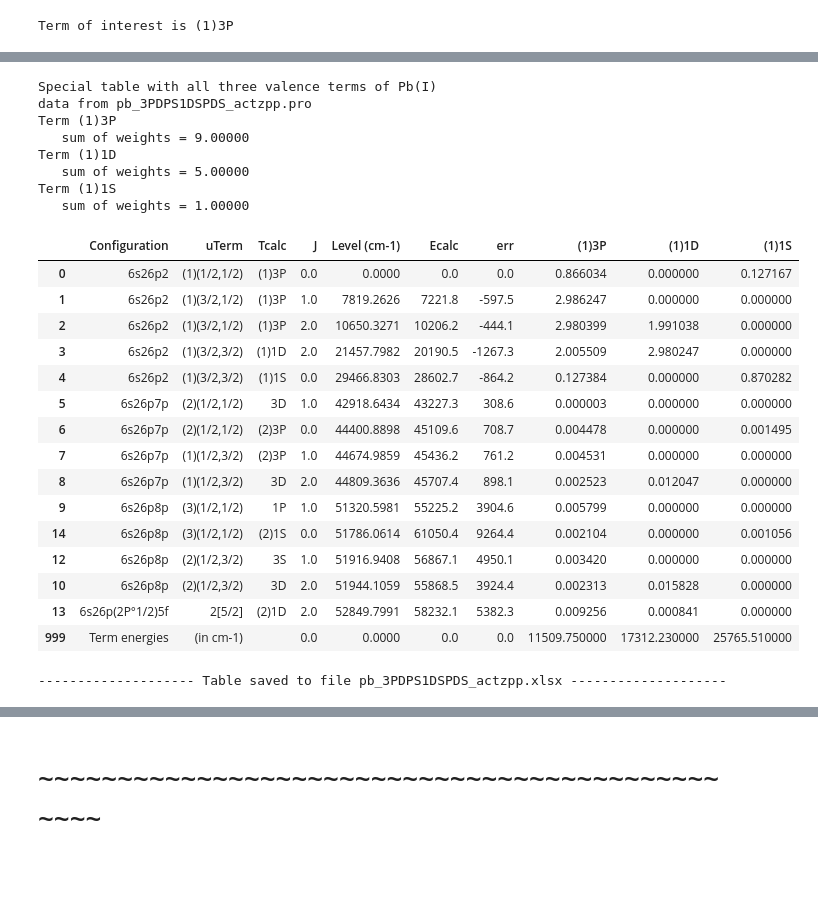
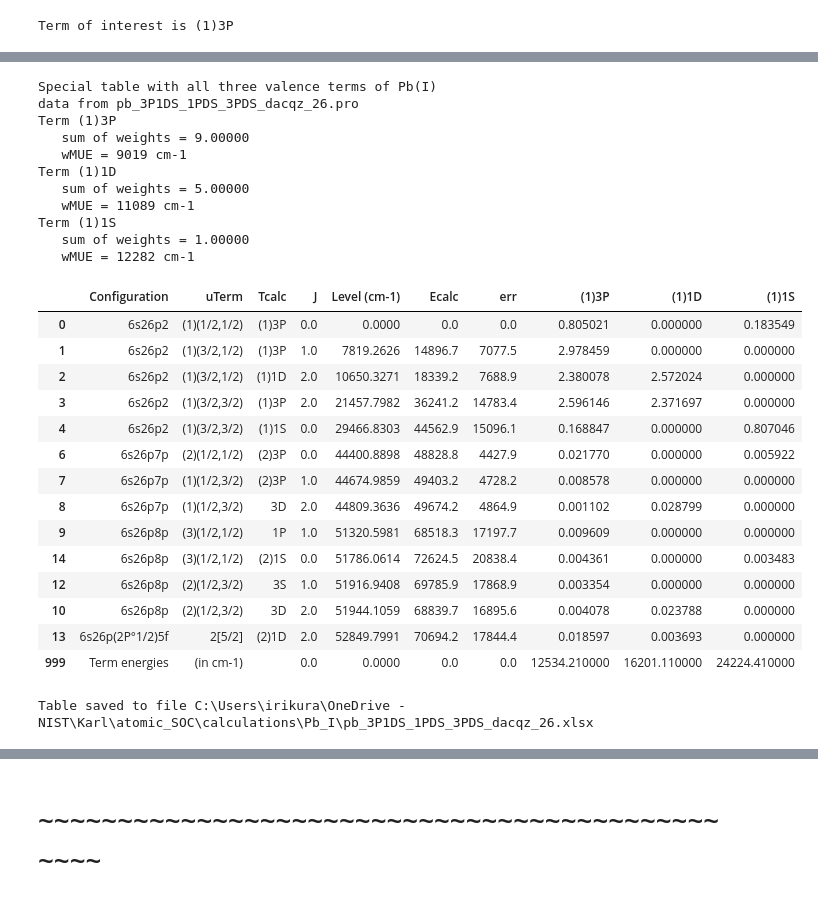
Before and after one commit to kkinist/atomic_SOC, a Jupyter notebook: atomic_soc9.ipynb, the cells around one changed output, grey strips where cells are left out. Drawn from its saved outputs; the diff is of its cells as text; code cells hidden in the pictures; blank space fills up the shorter version.

Commit message:
Update atomic_soc9.ipynb
Add clear printing of wMUE, compatibility updates.

```diff
--- a/atomic_soc9.ipynb
+++ b/atomic_soc9.ipynb
@@ -27,7 +27,7 @@ np.set_printoptions(suppress=True)
 fmt = {'Eshift': '{:.1f}', 'degen': '{:d}'}
 for col in ['J', 'Ecalc', 'E_dif', 'Erel', 'Eshift', 'err', 'Eterm', 'cm-1', 'S',
            'wmean', 'wstds', 'uwmean', 'uwstds', 'change', 'rwmse', 'Erel_spread',
-           'Edav_range_cm']:
+           'Edav_range_cm', 'Lead_wt']:
     fmt[col] =  fmt['Eshift']
 for col in ['dif', 'Theory', 'ecm', 'SOC', 'RMSE']:
     fmt[col] = '{:.2f}'
@@ -36,7 +36,7 @@ fmt['weight'] = '{:.6f}'
 ### Specify Molpro SO-CI output file
 # %%
 #fname = 'Mo_S1Q18_acvqz-pp.out'  # degenerate levels are problem
-fname = 'pb_3PDPS1DSPDS_actzpp.pro'
+fname = 'pb_3P1DS_1PDS_3PDS_dacqz_26.pro'
 #fname = 'Tc_6SQ26_acvt-pp.out'
 # %%
 # my atom subdirectory names look like "Ar_I" (for neutral argon)
@@ -1193,6 +1192,8 @@ if nAssign != nTerm:
     else:
         dropT = termsIn - termsOut
         print('Dropped terms: ', dropT)
+        # Add weight of leading term
+        dflev['Lead_wt'] = [row.termwt[row.Lead] for irow, row in dflev.iterrows()]
         # Add weights from dropped terms and display
         for term in dropT:
             wtcol = []
@@ -1202,7 +1203,7 @@ if nAssign != nTerm:
             dflev[term] = wtcol
             fmt[term] = '{:.1f}'
         print('Weights (%) of dropped terms in levels:')
-        display(dflev[['Lead', 'J', 'Jlbl', 'Erel', 'Eshift'] + list(dropT)].style.format(fmt))
+        display(dflev[['Lead', 'Lead_wt', 'J', 'Jlbl', 'Erel', 'Eshift'] + list(dropT)].style.format(fmt))
 nlvl = (2 * dflev.J + 1).sum()  # number of sublevels
 if nlvl != dimen:
     print(f'*** I started with {nSO} (sub)levels but now have {nlvl} ***')
@@ -1399,7 +1440,7 @@ def match_theory_to_expt(dfth, dfx, bigerr=3000):
         for i, ix in enumerate(idx):
             rowth = dfJth.iloc[i]
             dfcomp.at[ix, 'Tcalc'] = rowth.Lead
-            dfcomp.at[ix, 'leadwt'] = rowth.TC_approx[term_index(rowth.Lead)]
+            dfcomp.at[ix, 'leadwt'] = str(rowth.TC_approx[term_index(rowth.Lead)])
             dfcomp.at[ix, 'Ecalc'] = rowth.Erel
             dfcomp.at[ix, 'termwt'] = rowth.TC_approx
             dfcomp.at[ix, 'Composition'] = [x for x in rowth.term_comp] # fix when length=1
@@ -1770,58 +1794,63 @@ pb_3PDPS1DSPDS_actzpp.pro
 if (atom == 'Pb') and (charge == 0):
     # Prepare a table with all three valence terms and write to an Excel file
     print('Special table with all three valence terms of Pb(I)')
-    fxl = fname.replace('.pro', '.xlsx')
+    fxl = fsoc.replace('.pro', '.xlsx')
     print(f'data from {fname}')
     vterms = dfciterm.term.values[:3].tolist()
     emean = []  # the calculated term energies
+    uerr = np.abs(dfdiff.err.values)
     for vterm in vterms:
         print(f'Term {vterm}')
         Et, df_d = term_energy_from_levels(dfdiff, vterm, returnDF=True)
         if vterm == target:
             df_dist = df_d.copy()
         # Combine degeneracy with weight
         df_dist[vterm] = df_d.weight * df_d.degen
         print(f'   sum of weights = {df_dist[vterm].sum():.5f}')
         e = np.dot(df_dist[vterm], df_dist[Ecol]) / df_dist[vterm].sum()
         emean.append(np.round(e, 2))
+        wMUE = np.dot(df_dist[vterm], uerr) / df_dist[vterm].sum()
+        print(f'   wMUE = {wMUE:.0f} cm-1')
     # delete unimportant rows
     df_dist = df_dist.loc[~(df_dist[vterms] < 1.e-6).all(axis=1)]
     # delete redundant columns
     subdf = df_dist.drop(columns=['weight', 'degen']).sort_values(Ecol, ascending=True)
     # add row for term energies
     lastrow = ['Term energies', '(in cm-1)', ''] + [0]*4 + emean
     subdf.loc[999] = lastrow
     styler = subdf.style
     styler = styler.apply(lambda x: ["background: yellow" if abs(v) > warnThresh else "" for v in x],
                   subset=pd.IndexSlice[['err']])
     display(styler.format(fmt))
     subdf.to_excel(fxl, index=False)
-    print('-'*20, f'Table saved to file {fxl}', '-'*20)
+    print(f'\nTable saved to file {fxl}')
 # %% [output]
 Special table with all three valence terms of Pb(I)
-data from pb_3PDPS1DSPDS_actzpp.pro
+data from pb_3P1DS_1PDS_3PDS_dacqz_26.pro
 Term (1)3P
    sum of weights = 9.00000
+   wMUE = 9019 cm-1
 Term (1)1D
    sum of weights = 5.00000
+   wMUE = 11089 cm-1
 Term (1)1S
    sum of weights = 1.00000
+   wMUE = 12282 cm-1
 |  | Configuration | uTerm | Tcalc | J | Level (cm-1) | Ecalc | err | (1)3P | (1)1D | (1)1S |
-| 0 | 6s26p2 | (1)(1/2,1/2) | (1)3P | 0.0 | 0.0000 | 0.0 | 0.0 | 0.866034 | 0.000000 | 0.127167 |
-| 1 | 6s26p2 | (1)(3/2,1/2) | (1)3P | 1.0 | 7819.2626 | 7221.8 | -597.5 | 2.986247 | 0.000000 | 0.000000 |
-| 2 | 6s26p2 | (1)(3/2,1/2) | (1)3P | 2.0 | 10650.3271 | 10206.2 | -444.1 | 2.980399 | 1.991038 | 0.000000 |
-| 3 | 6s26p2 | (1)(3/2,3/2) | (1)1D | 2.0 | 21457.7982 | 20190.5 | -1267.3 | 2.005509 | 2.980247 | 0.000000 |
-| 4 | 6s26p2 | (1)(3/2,3/2) | (1)1S | 0.0 | 29466.8303 | 28602.7 | -864.2 | 0.127384 | 0.000000 | 0.870282 |
-| 5 | 6s26p7p | (2)(1/2,1/2) | 3D | 1.0 | 42918.6434 | 43227.3 | 308.6 | 0.000003 | 0.000000 | 0.000000 |
-| 6 | 6s26p7p | (2)(1/2,1/2) | (2)3P | 0.0 | 44400.8898 | 45109.6 | 708.7 | 0.004478 | 0.000000 | 0.001495 |
-| 7 | 6s26p7p | (1)(1/2,3/2) | (2)3P | 1.0 | 44674.9859 | 45436.2 | 761.2 | 0.004531 | 0.000000 | 0.000000 |
-| 8 | 6s26p7p | (1)(1/2,3/2) | 3D | 2.0 | 44809.3636 | 45707.4 | 898.1 | 0.002523 | 0.012047 | 0.000000 |
-| 9 | 6s26p8p | (3)(1/2,1/2) | 1P | 1.0 | 51320.5981 | 55225.2 | 3904.6 | 0.005799 | 0.000000 | 0.000000 |
-| 14 | 6s26p8p | (3)(1/2,1/2) | (2)1S | 0.0 | 51786.0614 | 61050.4 | 9264.4 | 0.002104 | 0.000000 | 0.001056 |
-| 12 | 6s26p8p | (2)(1/2,3/2) | 3S | 1.0 | 51916.9408 | 56867.1 | 4950.1 | 0.003420 | 0.000000 | 0.000000 |
-| 10 | 6s26p8p | (2)(1/2,3/2) | 3D | 2.0 | 51944.1059 | 55868.5 | 3924.4 | 0.002313 | 0.015828 | 0.000000 |
-| 13 | 6s26p(2P°1/2)5f | 2[5/2] | (2)1D | 2.0 | 52849.7991 | 58232.1 | 5382.3 | 0.009256 | 0.000841 | 0.000000 |
-| 999 | Term energies | (in cm-1) |  | 0.0 | 0.0000 | 0.0 | 0.0 | 11509.750000 | 17312.230000 | 25765.510000 |
+| 0 | 6s26p2 | (1)(1/2,1/2) | (1)3P | 0.0 | 0.0000 | 0.0 | 0.0 | 0.805021 | 0.000000 | 0.183549 |
+| 1 | 6s26p2 | (1)(3/2,1/2) | (1)3P | 1.0 | 7819.2626 | 14896.7 | 7077.5 | 2.978459 | 0.000000 | 0.000000 |
+| 2 | 6s26p2 | (1)(3/2,1/2) | (1)1D | 2.0 | 10650.3271 | 18339.2 | 7688.9 | 2.380078 | 2.572024 | 0.000000 |
+| 3 | 6s26p2 | (1)(3/2,3/2) | (1)3P | 2.0 | 21457.7982 | 36241.2 | 14783.4 | 2.596146 | 2.371697 | 0.000000 |
+| 4 | 6s26p2 | (1)(3/2,3/2) | (1)1S | 0.0 | 29466.8303 | 44562.9 | 15096.1 | 0.168847 | 0.000000 | 0.807046 |
+| 6 | 6s26p7p | (2)(1/2,1/2) | (2)3P | 0.0 | 44400.8898 | 48828.8 | 4427.9 | 0.021770 | 0.000000 | 0.005922 |
+| 7 | 6s26p7p | (1)(1/2,3/2) | (2)3P | 1.0 | 44674.9859 | 49403.2 | 4728.2 | 0.008578 | 0.000000 | 0.000000 |
+| 8 | 6s26p7p | (1)(1/2,3/2) | 3D | 2.0 | 44809.3636 | 49674.2 | 4864.9 | 0.001102 | 0.028799 | 0.000000 |
+| 9 | 6s26p8p | (3)(1/2,1/2) | 1P | 1.0 | 51320.5981 | 68518.3 | 17197.7 | 0.009609 | 0.000000 | 0.000000 |
+| 14 | 6s26p8p | (3)(1/2,1/2) | (2)1S | 0.0 | 51786.0614 | 72624.5 | 20838.4 | 0.004361 | 0.000000 | 0.003483 |
+| 12 | 6s26p8p | (2)(1/2,3/2) | 3S | 1.0 | 51916.9408 | 69785.9 | 17868.9 | 0.003354 | 0.000000 | 0.000000 |
+| 10 | 6s26p8p | (2)(1/2,3/2) | 3D | 2.0 | 51944.1059 | 68839.7 | 16895.6 | 0.004078 | 0.023788 | 0.000000 |
+| 13 | 6s26p(2P°1/2)5f | 2[5/2] | (2)1D | 2.0 | 52849.7991 | 70694.2 | 17844.4 | 0.018597 | 0.003693 | 0.000000 |
+| 999 | Term energies | (in cm-1) |  | 0.0 | 0.0000 | 0.0 | 0.0 | 12534.210000 | 16201.110000 | 24224.410000 |
--------------------- Table saved to file pb_3PDPS1DSPDS_actzpp.xlsx --------------------
+Table saved to file C:\Users\irikura\OneDrive - NIST\Karl\atomic_SOC\calculations\Pb_I\pb_3P1DS_1PDS_3PDS_dacqz_26.xlsx
 # %%
 1/0
```
Also changed, not shown: parts of 26 cells of this notebook.
